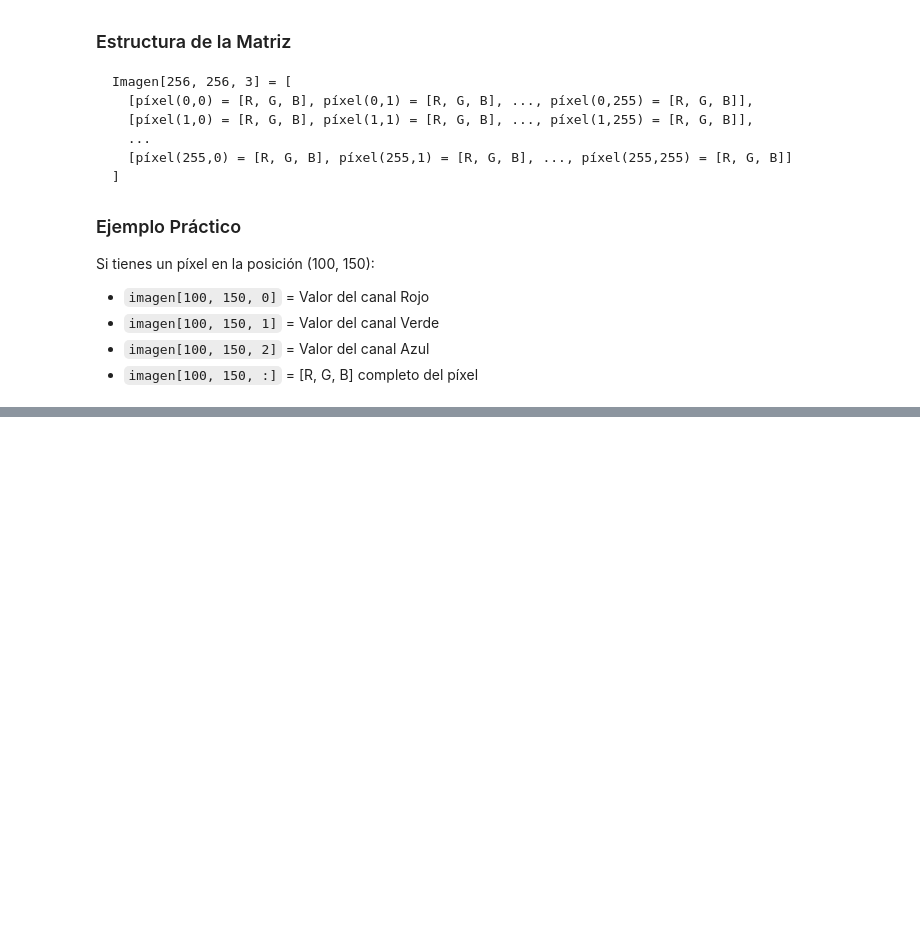
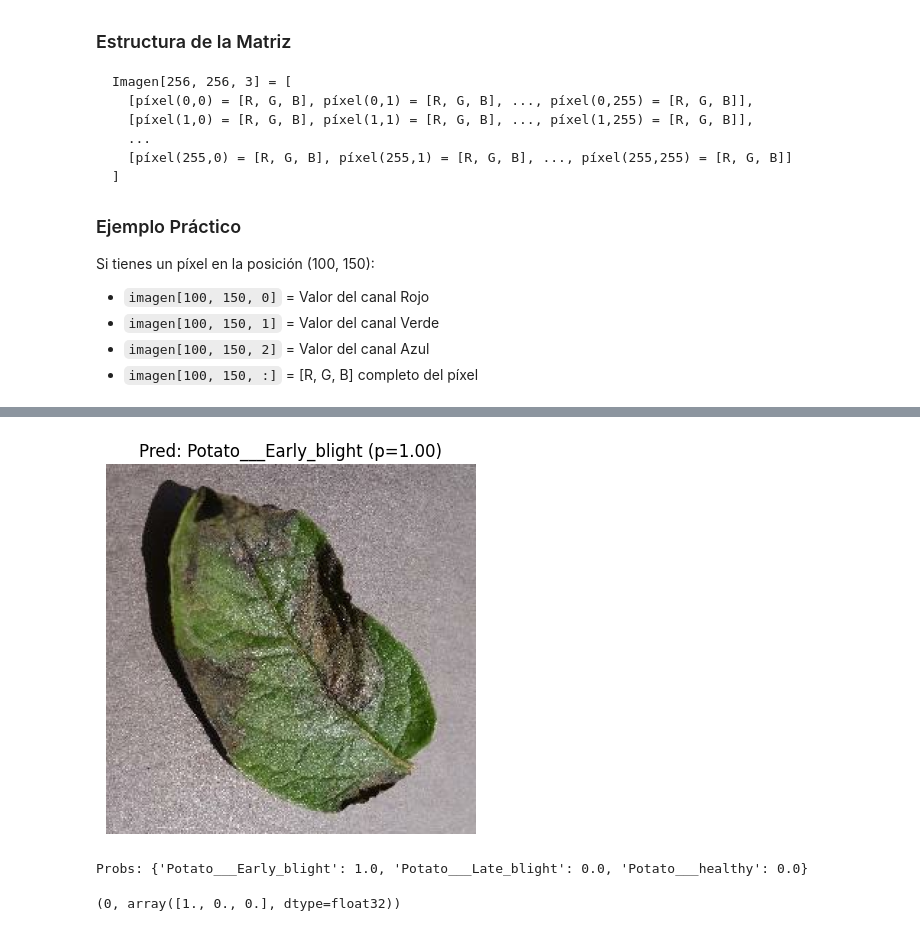
Before and after one commit to Wissbegierde/Final_Project_AI, a Jupyter notebook: Image_treatment.ipynb, the cells around one changed output, grey strips where cells are left out. Saved outputs shown, nothing was run; the diff lists cells and outputs as text; code cells hidden in the pictures; blank space fills up the shorter version.

```diff
--- a/Image_treatment.ipynb
+++ b/Image_treatment.ipynb
@@ -511,0 +619,13 @@ Mancha 15: Centro=(152, 26), Área=400.5, BBox=(130, 4, 45, 44)
+# %%
+
+dataset_path = "plantvillage dataset/color"
+vegetable_leaf = "Potato___Late_blight"
+specific_img = "0f243024-b1fa-4f96-ac7e-ecaf6dc5bc37___RS_LB 4925.JPG"
+
+late_blight_2 = os.path.join(dataset_path, vegetable_leaf, specific_img)
+
+predict_external_image(late_blight_2)
+# %% [output]
+[figure, added]
+Probs: {'Potato___Early_blight': 1.0, 'Potato___Late_blight': 0.0, 'Potato___healthy': 0.0}
+(0, array([1., 0., 0.], dtype=float32))
```
Also changed, not shown: parts of 27 cells of this notebook, 1 other file.
